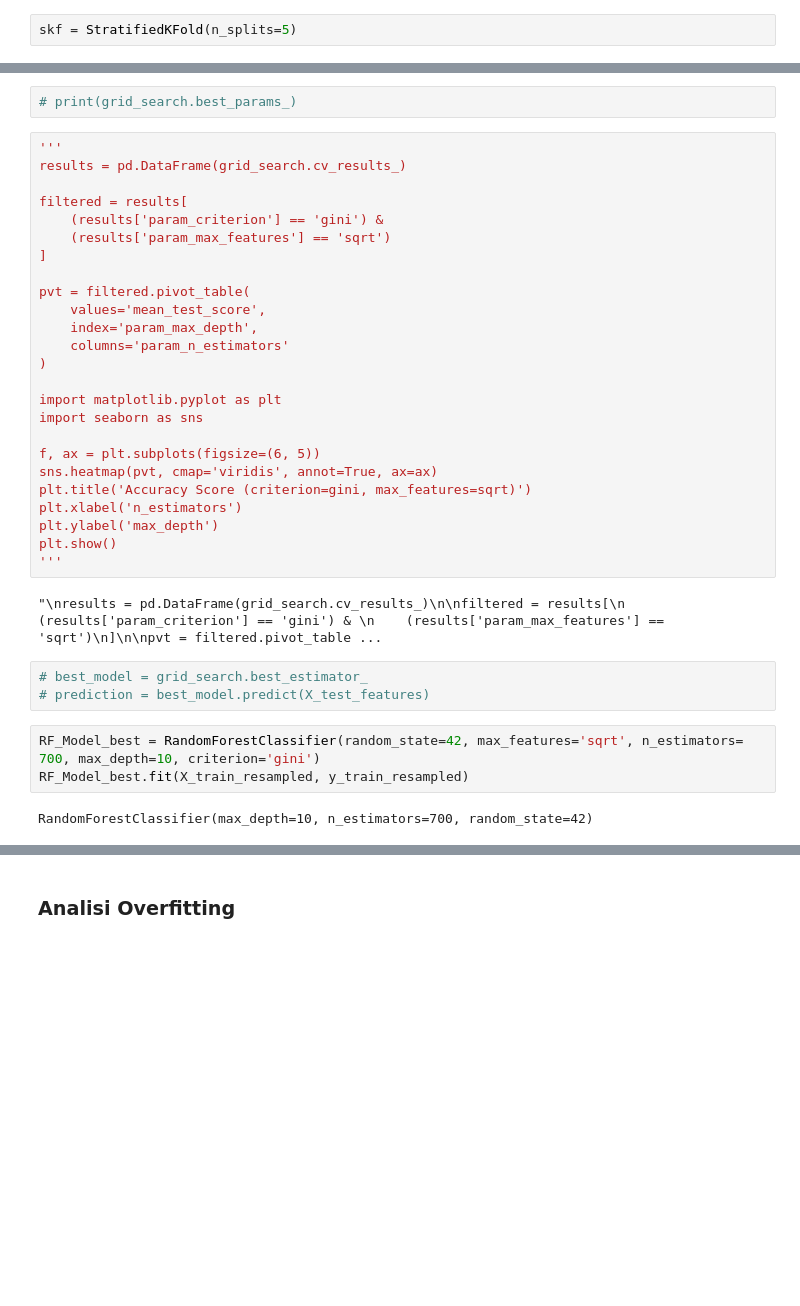
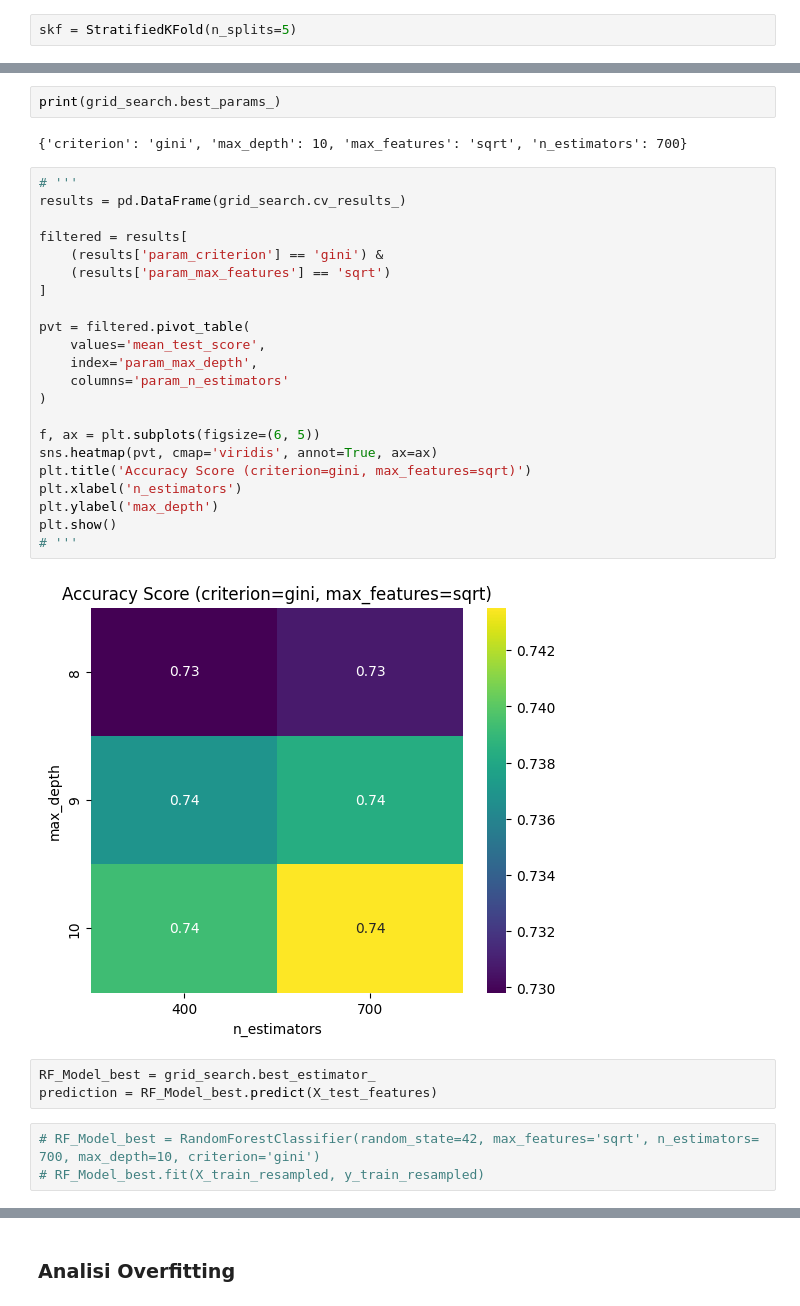
Before and after one commit to andreabochicchio02/ResumeMining, a Jupyter notebook: RandomForest/RandomForestTFIDF.ipynb, the cells around one changed output, grey strips where cells are left out. Cells and saved outputs as stored; diff of their text form; blank space fills up the shorter version.

```diff
--- a/RandomForest/RandomForestTFIDF.ipynb
+++ b/RandomForest/RandomForestTFIDF.ipynb
@@ -127,38 +145,35 @@ report(grid_search.cv_results_) '''
 # %%
-# print(grid_search.best_params_)
+print(grid_search.best_params_)
+# %% [output]
+{'criterion': 'gini', 'max_depth': 10, 'max_features': 'sqrt', 'n_estimators': 700}
 # %%
-'''
+# '''
 results = pd.DataFrame(grid_search.cv_results_)
 
 filtered = results[
     (results['param_criterion'] == 'gini') &
     (results['param_max_features'] == 'sqrt')
 ]
 
 pvt = filtered.pivot_table(
     values='mean_test_score',
     index='param_max_depth',
     columns='param_n_estimators'
 )
 
-import matplotlib.pyplot as plt
-import seaborn as sns
-
 f, ax = plt.subplots(figsize=(6, 5))
 sns.heatmap(pvt, cmap='viridis', annot=True, ax=ax)
 plt.title('Accuracy Score (criterion=gini, max_features=sqrt)')
 plt.xlabel('n_estimators')
 plt.ylabel('max_depth')
 plt.show()
-'''
+# '''
 # %% [output]
-"\nresults = pd.DataFrame(grid_search.cv_results_)\n\nfiltered = results[\n    (results['param_criterion'] == 'gini') & \n    (results['param_max_features'] == 'sqrt')\n]\n\npvt = filtered.pivot_table ...
+[figure, added]
 # %%
-# best_model = grid_search.best_estimator_
-# prediction = best_model.predict(X_test_features)
+RF_Model_best = grid_search.best_estimator_
+prediction = RF_Model_best.predict(X_test_features)
 # %%
-RF_Model_best = RandomForestClassifier(random_state=42, max_features='sqrt', n_estimators= 700, max_depth=10, criterion='gini')
-RF_Model_best.fit(X_train_resampled, y_train_resampled)
+# RF_Model_best = RandomForestClassifier(random_state=42, max_features='sqrt', n_estimators= 700, max_depth=10, criterion='gini')
+# RF_Model_best.fit(X_train_resampled, y_train_resampled)
-# %% [output]
-RandomForestClassifier(max_depth=10, n_estimators=700, random_state=42)
 # %%
```
Also changed, not shown: parts of 14 cells of this notebook, 5 other files.
